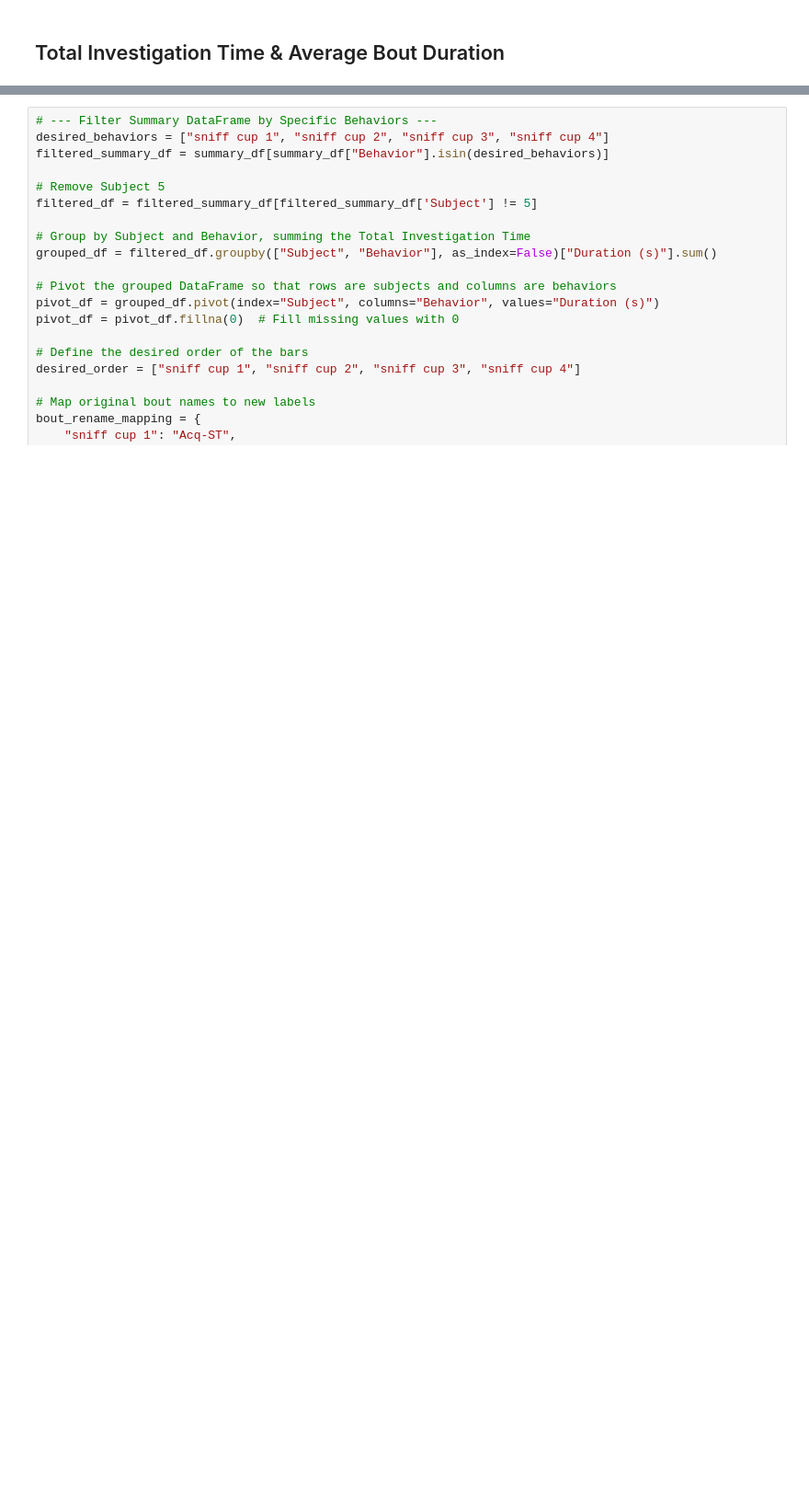
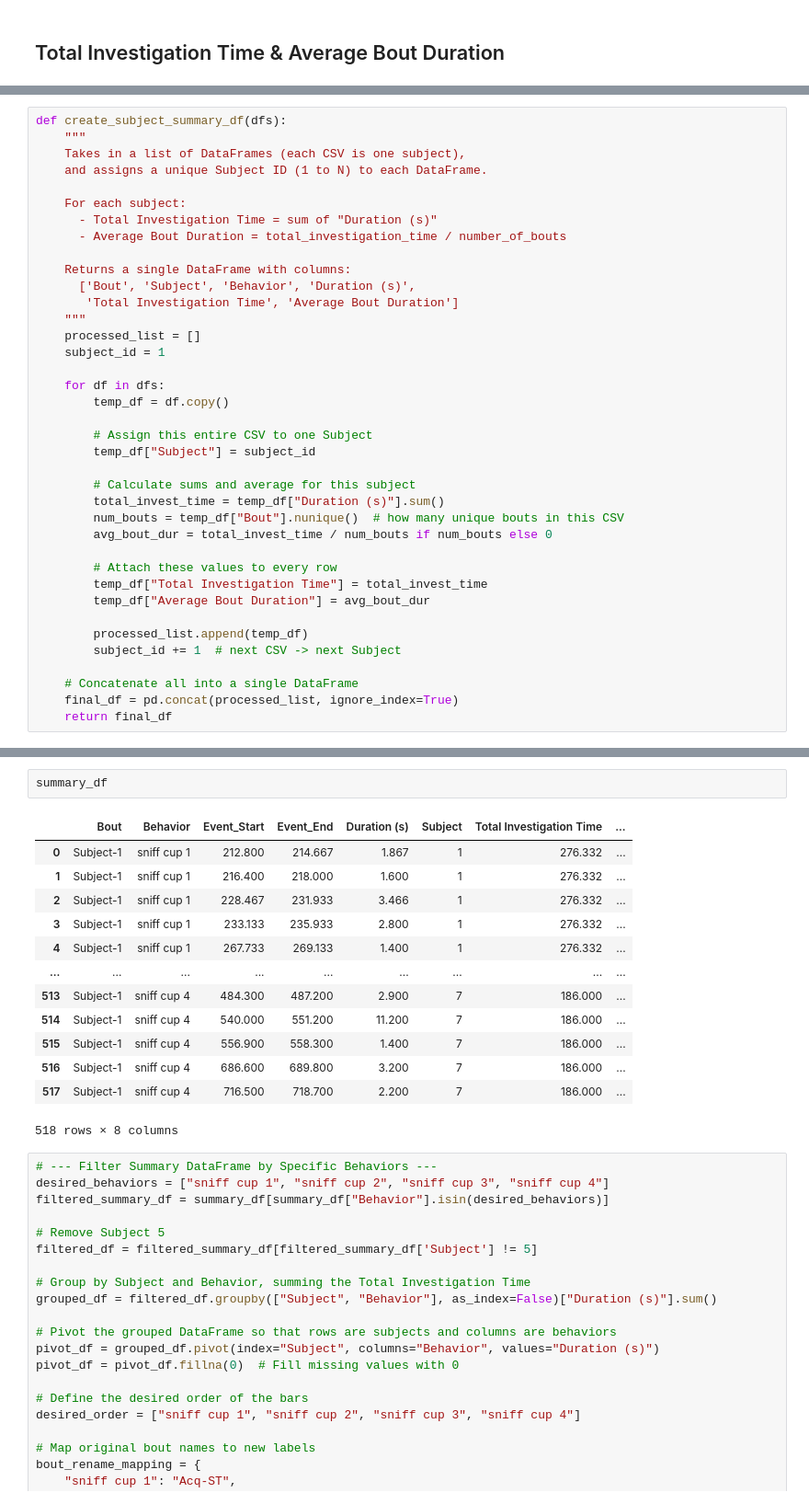
Before and after one commit to padillacoreanolab/Fiber_Photometry, a Jupyter notebook: Social Pref/sp_analysis.ipynb, the cells around one changed output, grey strips where cells are left out. Shown at 92% size. Drawn from its saved outputs; the diff is of its cells as text; blank space fills up the shorter version.

```diff
--- a/Social Pref/sp_analysis.ipynb
+++ b/Social Pref/sp_analysis.ipynb
@@ -239,0 +76,38 @@ for nn in [nn1, nn2, nn3, nn4, nn5, nn6, nn7]:
+# %%
+def create_subject_summary_df(dfs):
+    """
+    Takes in a list of DataFrames (each CSV is one subject),
+    and assigns a unique Subject ID (1 to N) to each DataFrame.
+
+    For each subject:
+      - Total Investigation Time = sum of "Duration (s)"
+      - Average Bout Duration = total_investigation_time / number_of_bouts
+
+    Returns a single DataFrame with columns:
+      ['Bout', 'Subject', 'Behavior', 'Duration (s)',
+       'Total Investigation Time', 'Average Bout Duration']
+    """
+    processed_list = []
+    subject_id = 1
+
+    for df in dfs:
+        temp_df = df.copy()
+
+        # Assign this entire CSV to one Subject
+        temp_df["Subject"] = subject_id
+
+        # Calculate sums and average for this subject
+        total_invest_time = temp_df["Duration (s)"].sum()
+        num_bouts = temp_df["Bout"].nunique()  # how many unique bouts in this CSV
+        avg_bout_dur = total_invest_time / num_bouts if num_bouts else 0
+
+        # Attach these values to every row
+        temp_df["Total Investigation Time"] = total_invest_time
+        temp_df["Average Bout Duration"] = avg_bout_dur
+
+        processed_list.append(temp_df)
+        subject_id += 1  # next CSV -> next Subject
+
+    # Concatenate all into a single DataFrame
+    final_df = pd.concat(processed_list, ignore_index=True)
+    return final_df
@@ -240,3 +163,19 @@ for nn in [nn1, nn2, nn3, nn4, nn5, nn6, nn7]:
+# %%
+summary_df
+# %% [output]
+|  | Bout | Behavior | Event_Start | Event_End | Duration (s) | Subject | Total Investigation Time | ... |
+| 0 | Subject-1 | sniff cup 1 | 212.800 | 214.667 | 1.867 | 1 | 276.332 | ... |
+| 1 | Subject-1 | sniff cup 1 | 216.400 | 218.000 | 1.600 | 1 | 276.332 | ... |
+| 2 | Subject-1 | sniff cup 1 | 228.467 | 231.933 | 3.466 | 1 | 276.332 | ... |
+| 3 | Subject-1 | sniff cup 1 | 233.133 | 235.933 | 2.800 | 1 | 276.332 | ... |
+| 4 | Subject-1 | sniff cup 1 | 267.733 | 269.133 | 1.400 | 1 | 276.332 | ... |
+| ... | ... | ... | ... | ... | ... | ... | ... | ... |
+| 513 | Subject-1 | sniff cup 4 | 484.300 | 487.200 | 2.900 | 7 | 186.000 | ... |
+| 514 | Subject-1 | sniff cup 4 | 540.000 | 551.200 | 11.200 | 7 | 186.000 | ... |
+| 515 | Subject-1 | sniff cup 4 | 556.900 | 558.300 | 1.400 | 7 | 186.000 | ... |
+| 516 | Subject-1 | sniff cup 4 | 686.600 | 689.800 | 3.200 | 7 | 186.000 | ... |
+| 517 | Subject-1 | sniff cup 4 | 716.500 | 718.700 | 2.200 | 7 | 186.000 | ... |
+518 rows × 8 columns
 # %%
 # --- Filter Summary DataFrame by Specific Behaviors ---
 desired_behaviors = ["sniff cup 1", "sniff cup 2", "sniff cup 3", "sniff cup 4"]
```
Also changed, not shown: parts of 10 cells of this notebook, 5 other files.
